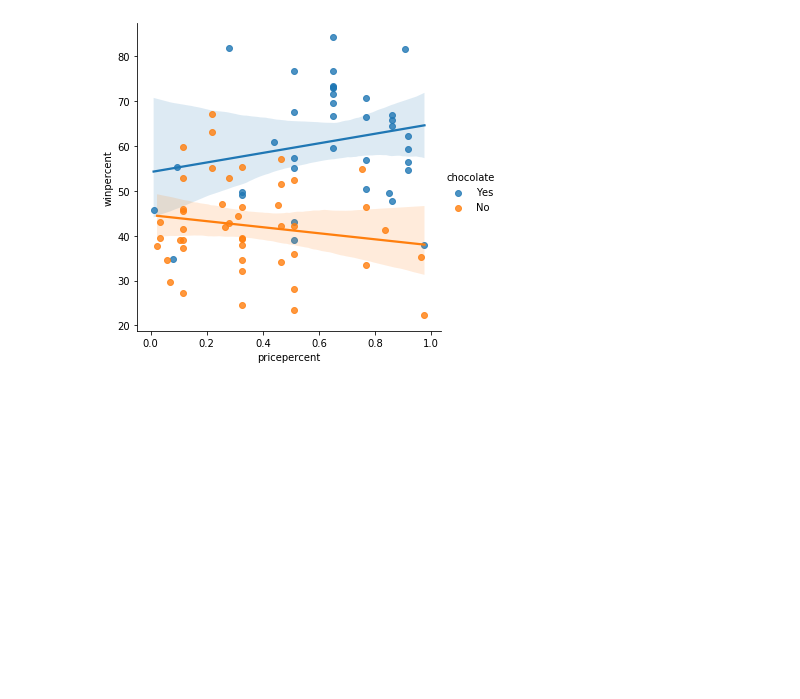
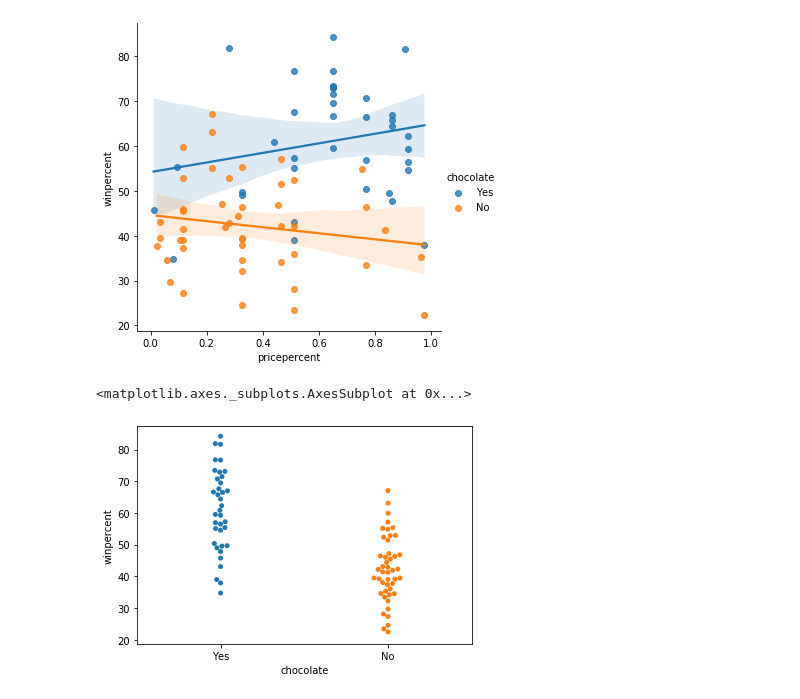
Before and after one commit to shanhai3000/scikit-learn-tutorial, a Jupyter notebook: data_visualization/scatterplot.ipynb, the cells around one changed output. Cells and saved outputs as stored; diff of their text form; code cells hidden in the pictures; blank space fills up the shorter version.

Commit message:
data visualization: scatterplot: swarmplot

```diff
--- a/data_visualization/scatterplot.ipynb
+++ b/data_visualization/scatterplot.ipynb
@@ -47,3 +47,9 @@ sns.lmplot(x='pricepercent', y='winpercent', hue='chocolate', data=candy_data)
 # %% [output]
 <seaborn.axisgrid.FacetGrid at 0x...>
 [figure]
+# %%
+# swarmplot
+sns.swarmplot(x=candy_data['chocolate'], y=candy_data['winpercent'])
+# %% [output]
+<matplotlib.axes._subplots.AxesSubplot at 0x...>
+[figure, added]
```
